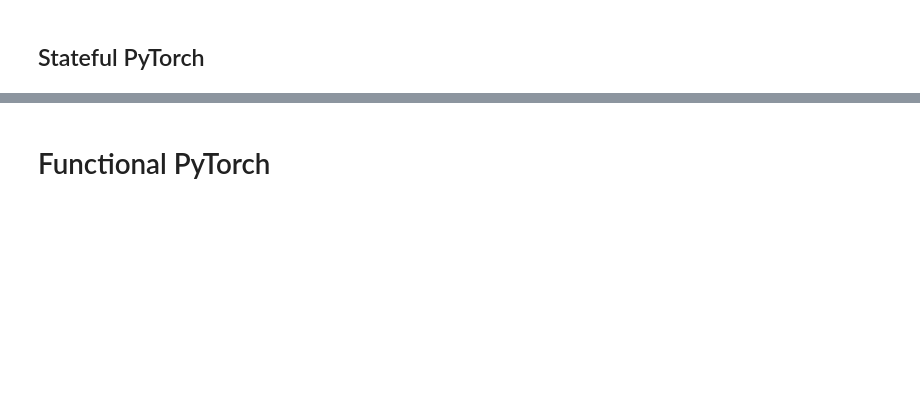
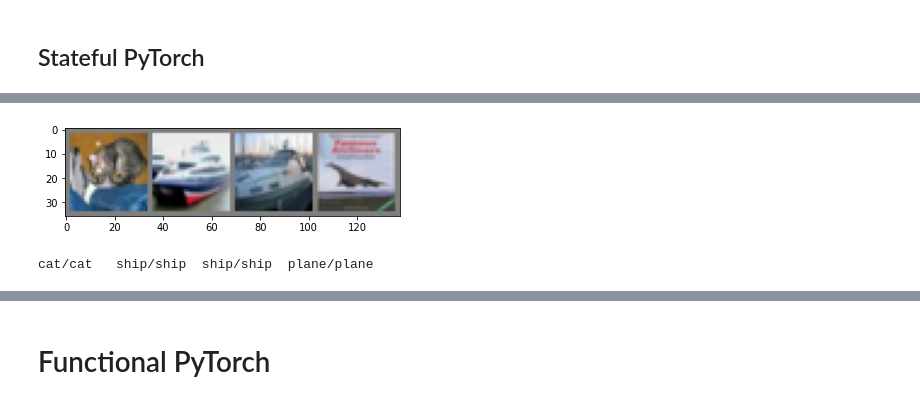
Before and after one commit to soumik12345/functorch-examples, a Jupyter notebook: 01_classfier_training.ipynb, the cells around one changed output, grey strips where cells are left out. Drawn from its saved outputs; the diff is of its cells as text; code cells hidden in the pictures; blank space fills up the shorter version.

```diff
--- a/01_classfier_training.ipynb
+++ b/01_classfier_training.ipynb
@@ -58,7 +64,7 @@ test_dataset = torchvision.datasets.CIFAR10(
     root=artifact_dir, train=False,
     download=False, transform=transform
 )
-test_dataloader = torch.utils.data.DataLoader(
+test_loader = torch.utils.data.DataLoader(
     test_dataset, batch_size=config.batch_size,
     shuffle=False, num_workers=config.num_workers
 )
@@ -140,9 +170,12 @@ print('Finished Training')
 # %%
-batch = next(iter(test_dataloader))
+batch = next(iter(test_loader))
 images, labels = to_device(batch, config.device)
 preds = model(images).argmax(axis=1)
 images, preds, labels = to_device([images, preds, labels], device="cpu")
 imshow(torchvision.utils.make_grid(images[0:4]))
 print(' '.join(f'{config.classes[preds[j]]}/{config.classes[labels[j]]:5s}' for j in range(4)))
+# %% [output]
+[figure, added]
+cat/cat   ship/ship  ship/ship  plane/plane
 # %%
 wandb.finish()
```
Also changed, not shown: parts of 11 cells of this notebook.
